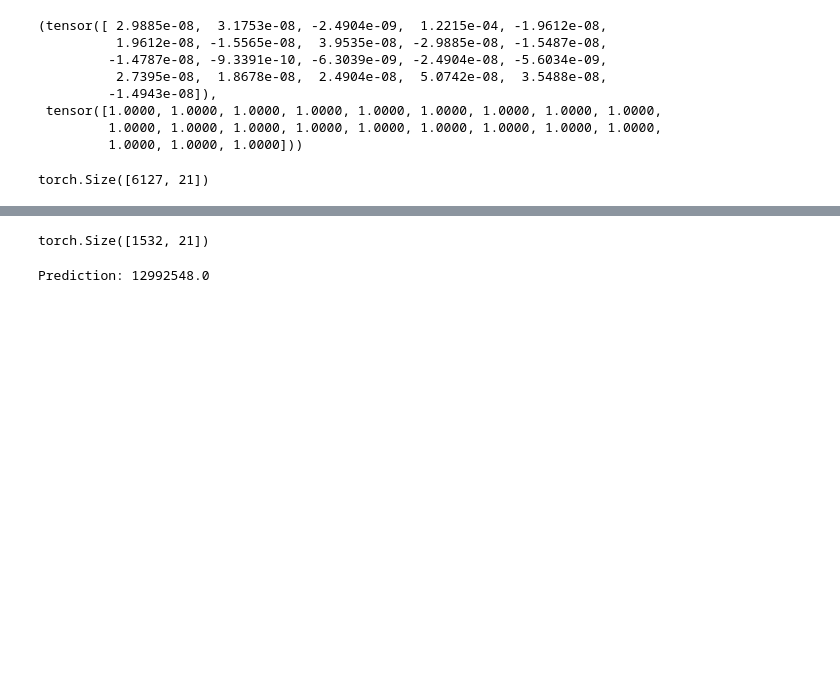
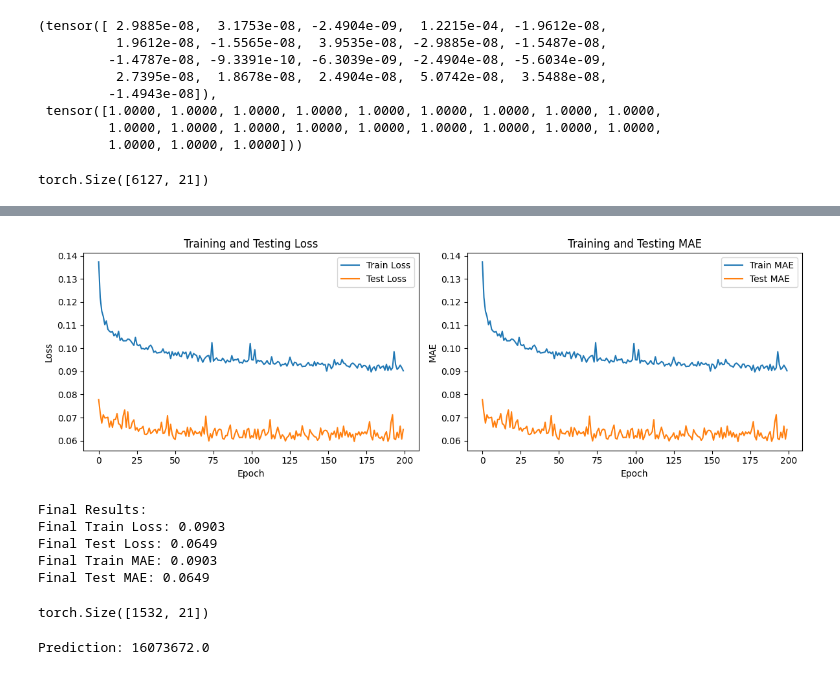
Before and after one commit to RevoEstate/PricePrediction, a Jupyter notebook: train.ipynb, the cells around one changed output, grey strips where cells are left out. Drawn from its saved outputs; the diff is of its cells as text; code cells hidden in the pictures; blank space fills up the shorter version.

Commit message:
3rd trained

```diff
--- a/train.ipynb
+++ b/train.ipynb
@@ -108,10 +108,13 @@ class RevoNeuralNetwork(nn.Module):
         self.fc2Seq=nn.Sequential(
             nn.Linear(256,128),
             nn.ReLU(),
+            nn.BatchNorm1d(128),
             nn.Dropout(0.2),
             nn.Linear(128,64),
             nn.ReLU(),
             nn.Linear(64,32),
+            nn.ReLU(),
+            nn.BatchNorm1d(32),
             nn.Dropout(0.2),
             nn.ReLU(),
             nn.Linear(32,16),
@@ -132,41 +135,41 @@ class RevoNeuralNetwork(nn.Module):
 # %%
 model=RevoNeuralNetwork()
 # %%
-optimizer=torch.optim.Adam(model.parameters(),lr=0.001)
+optimizer=torch.optim.Adam(model.parameters(),lr=0.0001)
 lossfun = nn.L1Loss()
 # %%
-train_dataset = TensorDataset(X_train, Y_train)
-train_loader = DataLoader(train_dataset, batch_size=32, shuffle=True)
-import matplotlib.pyplot as plt
 trainLossavg = []
 testLoss = []
 trainMAEavg = []
 testMAE = []
 
+train_dataset = TensorDataset(X_train, Y_train)
+train_loader = DataLoader(train_dataset, batch_size=32, shuffle=True)
+
+
+
 for epoch in range(200):
     batchLoss = []
-    batchMAE = []
-    total_samples = 0
+    batchMAE= []
 
-    model.train()
-    for X_batch, Y_batch in train_loader:
-        numofsample = X_batch.shape[0]
-        y_pred = model(X_batch)
-        loss = lossfun(y_pred, Y_batch)
+    # Training phase
+    for X_train, Y_train in train_loader:
 
+        model.train()
+        y_pred = model(X_train)
+        loss = lossfun(y_pred, Y_train)
+
+        # Backpropagation
         optimizer.zero_grad()
         loss.backward()
         optimizer.step()
 
-        batch_mae = torch.mean(torch.abs(y_pred - Y_batch)).item()
-        batchLoss.append(loss.item() * numofsample)
-        batchMAE.append(batch_mae * numofsample)
-        total_samples += numofsample
-
-    epoch_loss_avg = sum(batchLoss) / total_samples
-    epoch_mae_avg = sum(batchMAE) / total_samples
-    trainLossavg.append(epoch_loss_avg)
-    trainMAEavg.append(epoch_mae_avg)
+        # Calculate training MAE
+        batch_mae = torch.mean(torch.abs(y_pred - Y_train)).item()
+        batchLoss.append(loss.item())
+        batchMAE.append(batch_mae)
+    trainLossavg.append(np.mean(batchLoss))
+    trainMAEavg.append(np.mean(batchMAE))
 
     model.eval()
     with torch.no_grad():
@@ -178,8 +181,11 @@ for epoch in range(200):
 
     if epoch % 10 == 0:
         print(f'Epoch {epoch}:')
-        print(f'Train Loss: {epoch_loss_avg:.4f}, Train MAE: {epoch_mae_avg:.4f}')
+
+        print(f'Train Loss: {trainLossavg[-1]:.4f}, Train MAE: {trainMAEavg[-1]:.4f}')
         print(f'Test Loss: {test_loss.item():.4f}, Test MAE: {test_mae:.4f}')
+
+import matplotlib.pyplot as plt
 
 plt.figure(figsize=(12, 4))
 plt.subplot(1, 2, 1)
@@ -227,3 +232,9 @@ Test Loss: 0.0634, Test MAE: 0.0634
+[figure, added]
+Final Results:
+Final Train Loss: 0.0903
+Final Test Loss: 0.0649
+Final Train MAE: 0.0903
+Final Test MAE: 0.0649
 # %%
 X_test.shape
 # %% [output]
@@ -243,4 +254,4 @@ with torch.no_grad():
     y_pred_raw = (y_pred.item() * Y_std) + Y_mean
     print(f'Prediction: {y_pred_raw}')  # Use .item() if single value
 # %% [output]
-Prediction: 12992548.0
+Prediction: 16073672.0
```
Also changed, not shown: parts of 1 cell of this notebook.
